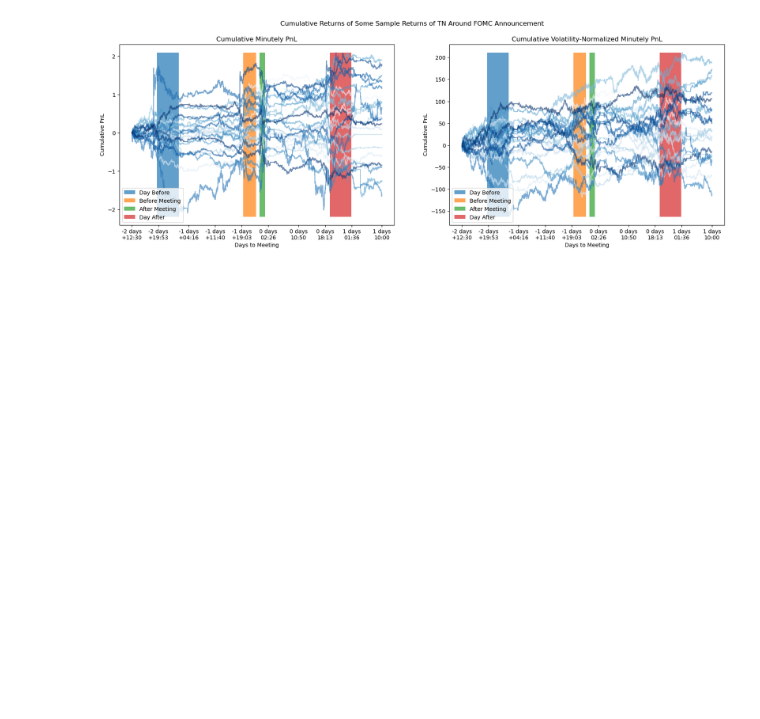
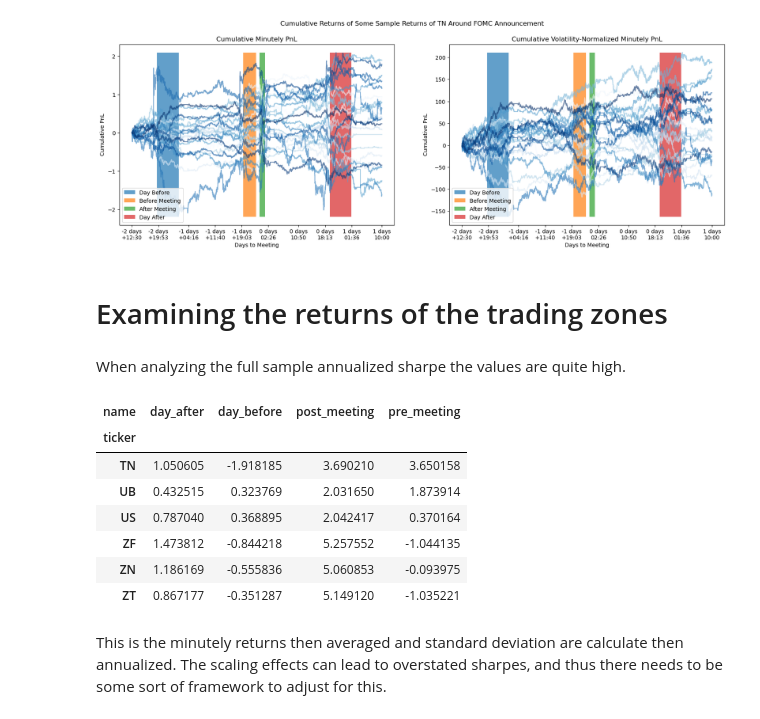
Before and after one commit to diegodalvarez/FOMCDrift, a Jupyter notebook: notebook/1BackGroundData.ipynb, the cells around one changed output. Saved outputs shown, nothing was run; the diff lists cells and outputs as text; code cells hidden in the pictures; blank space fills up the shorter version.

```diff
--- a/notebook/1BackGroundData.ipynb
+++ b/notebook/1BackGroundData.ipynb
@@ -311,3 +293,38 @@ fig.suptitle("Cumulative Returns of Some Sample Returns of TN Around FOMC Announ
 plt.show()
 # %% [output]
 [figure]
+# %% [markdown]
+# Examining the returns of the trading zones
+# %%
+path    = r"A:\GitHub\FOMCDrift\data\ZoneImputedFirstRateData"
+df_zone = (pd
+    .read_parquet(path = path)
+    .loc[lambda x: x.ticker != "ZQ"]
+    .set_index("date")
+    [["meeting_id", "ticker", "contract", "impute_open", "zone", "name"]])
+# %% [markdown]
+When analyzing the full sample annualized sharpe the values are quite high.
+# %%
+df_pnl = (df_zone
+    .groupby(["meeting_id", "ticker", "contract", "zone", "name"])
+    .apply(lambda x: x.sort_index().impute_open.diff())
+    .reset_index())
+# %%
+(df_pnl
+    [["ticker", "zone", "name", "impute_open"]]
+    .dropna()
+    .groupby(["ticker", "zone", "name"])
+    .agg(lambda x: x.mean() / x.std() * np.sqrt(252 * 1440))
+    .reset_index()
+    .pivot(index = "ticker", columns = "name", values = "impute_open"))
+# %% [output]
+| name | day_after | day_before | post_meeting | pre_meeting |
+| ticker |  |  |  |  |
+| TN | 1.050605 | -1.918185 | 3.690210 | 3.650158 |
+| UB | 0.432515 | 0.323769 | 2.031650 | 1.873914 |
+| US | 0.787040 | 0.368895 | 2.042417 | 0.370164 |
+| ZF | 1.473812 | -0.844218 | 5.257552 | -1.044135 |
+| ZN | 1.186169 | -0.555836 | 5.060853 | -0.093975 |
+| ZT | 0.867177 | -0.351287 | 5.149120 | -1.035221 |
+# %% [markdown]
+This is the minutely returns then averaged and standard deviation are calculate then annualized. The scaling effects can lead to overstated sharpes, and thus there needs to be some sort of framework to adjust for this.
```
Also changed, not shown: parts of 9 cells of this notebook.
